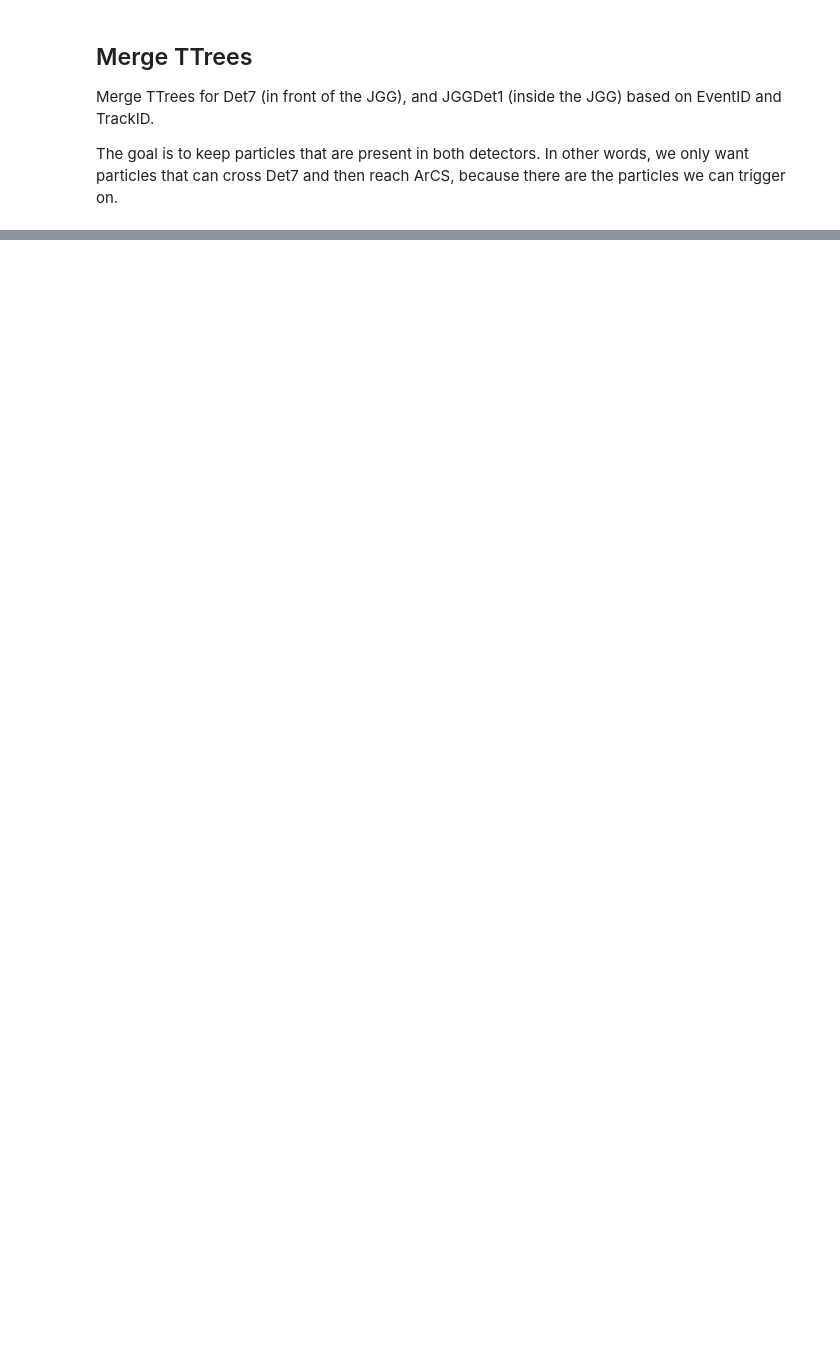
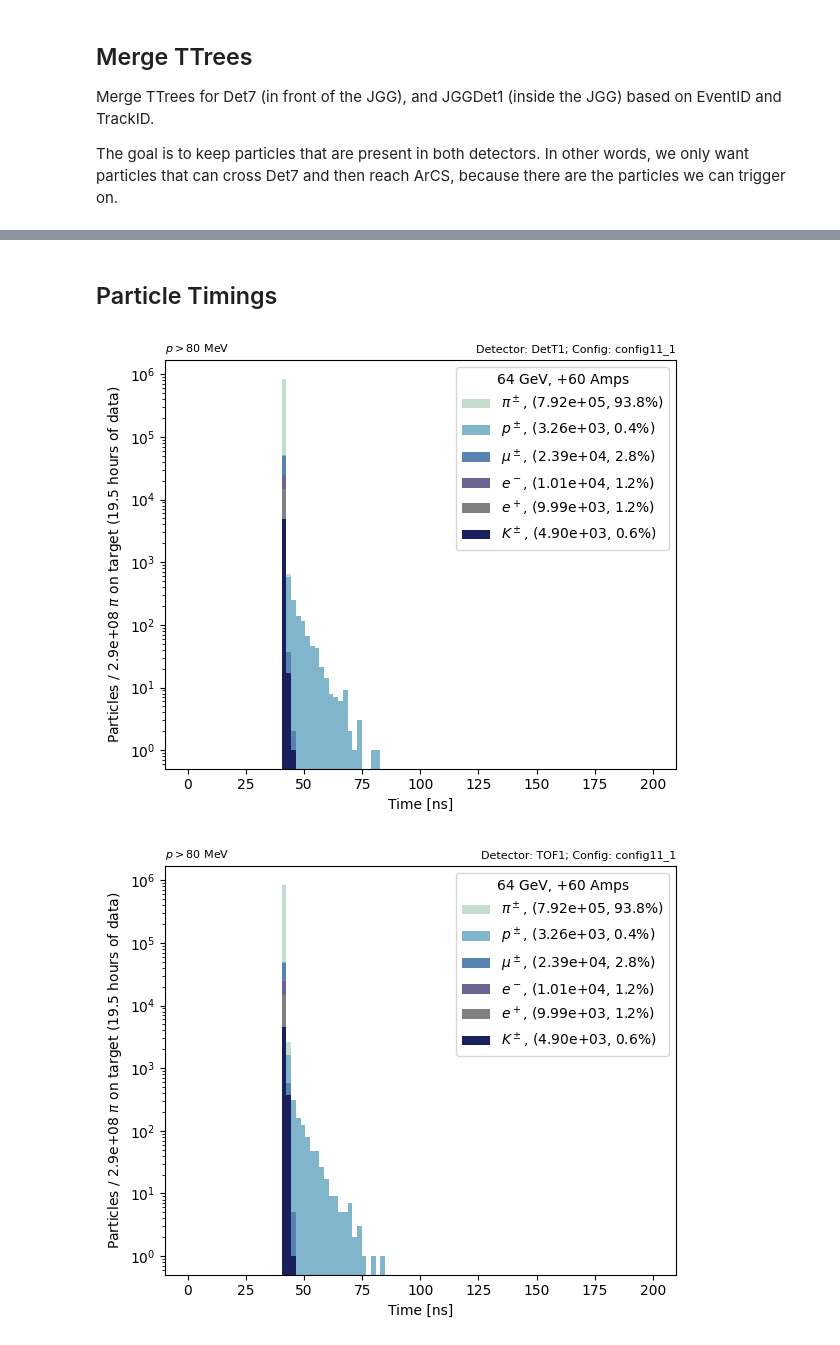
Before and after one commit to ArCS-FNAL/beamline, a Jupyter notebook: Analysis/BeamlineAna-G4BLSimple.ipynb, the cells around one changed output, grey strips where cells are left out. Cells and saved outputs as stored; diff of their text form; code cells hidden in the pictures; blank space fills up the shorter version.

Commit message:
Add time of flight calculation and update to main analysis notebook

```diff
--- a/Analysis/BeamlineAna-G4BLSimple.ipynb
+++ b/Analysis/BeamlineAna-G4BLSimple.ipynb
@@ -291,0 +593,32 @@ for det in ['Det7', 'JGGDet1']:
+# %% [markdown]
+## Particle Timings
+# %%
+for det in det_list:
+
+    fig, ax = plt.subplots(ncols=1, nrows=1, figsize=(6, 5))
+
+    p_cut = 80
+
+    values, labels = get_values_labels(df_trig, det, variable='t', p_cut=p_cut)
+
+    bins = np.linspace(0, 200, 100)
+
+    ax.hist(values, bins=bins, color=colors, label=labels, stacked=True)
+
+    ax.legend()
+    handles, labels = ax.get_legend_handles_labels()
+    ax.legend(handles[::-1], labels[::-1], title='64 GeV, +60 Amps',)
+
+    ax.set_xlabel('Time [ns]')
+    ax.set_ylabel(f'Particles / {n_pions:.1e}' + r' $\pi$ ' + f'on target ({n_hours:.1f} hours of data)' )
+    ax.set_title(f'Detector: {det}; Config: {config}', loc='right', fontsize=8)
+    ax.set_title(f'$p>{p_cut}$ MeV', loc='left', fontsize=8)
+
+    ax.set_yscale('log')
+
+    plt.tight_layout()
+    plt.savefig(_save_dir + f'spectra_g4blsimple_time_df_{config}_det{det}.pdf')
+    plt.show()
+# %% [output]
+[figure, added]
+[figure, added]
```
Also changed, not shown: parts of 28 cells of this notebook, 1 other file.
